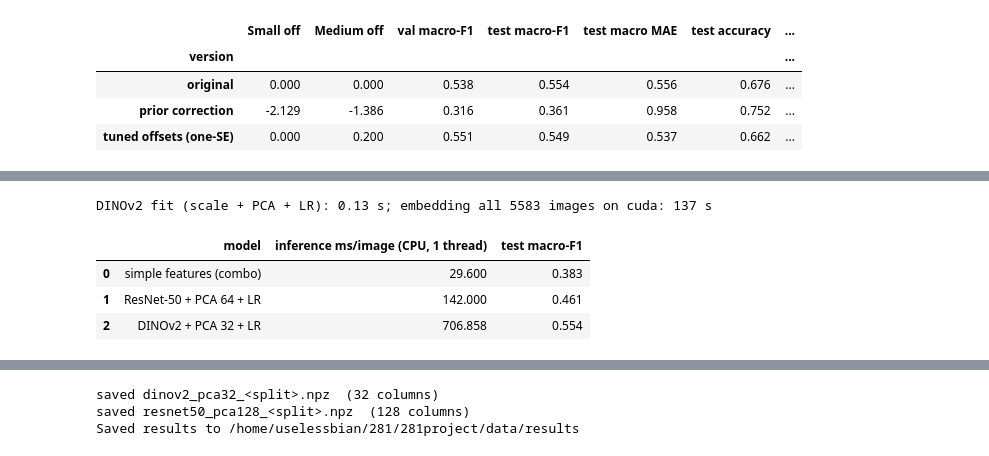
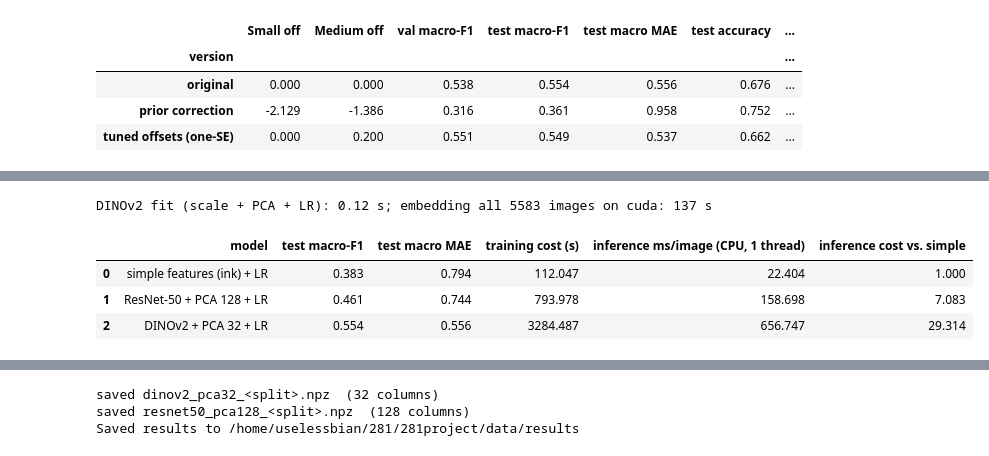
Before and after one commit to sidsridhar0/281project, a Jupyter notebook: scripts/5-DINOv2.ipynb, the cells around one changed output, grey strips where cells are left out. Cells and saved outputs as stored; diff of their text form; code cells hidden in the pictures.

```diff
--- a/scripts/5-DINOv2.ipynb
+++ b/scripts/5-DINOv2.ipynb
@@ -364,16 +435,23 @@ def load_resnet_embeddings():
         out[s] = saved["X"]
     return out
 
-def chosen_setting(results_file, default):
-    """(PCA size, C, class weight) that another notebook chose on this same split, or `default` if its results
-    are missing or come from a different split."""
+def saved_result(results_file):
+    """Another notebook's saved results, if they exist and come from this split; otherwise None."""
     f = RESULTS_DIR / results_file
     if f.exists():
         r = json.loads(f.read_text())
         if r.get("split_fingerprint") == SPLIT_FINGERPRINT:
-            setting = (int(r["pca_dims"]), float(r["C"]), "balanced" if r["class_weight"] == "balanced" else None)
-            print(f"{results_file}: PCA {setting[0]}, C = {setting[1]:.2e}, class weight {setting[2]}")
-            return setting
+            return r
+    return None
+
+def chosen_setting(results_file, default):
+    """(PCA size, C, class weight) that another notebook chose on this same split, or `default` if its results
+    are missing or come from a different split."""
+    r = saved_result(results_file)
+    if r is not None:
+        setting = (int(r["pca_dims"]), float(r["C"]), "balanced" if r["class_weight"] == "balanced" else None)
+        print(f"{results_file}: PCA {setting[0]}, C = {setting[1]:.2e}, class weight {setting[2]}")
+        return setting
     print(f"{results_file} is missing or from another split - using the hard-coded setting {default}. "
           f"Re-run that notebook first to use what it chose on this split.")
     return default
@@ -894,16 +1070,40 @@ Tuned (one-SE): +0.00, +0.20 (val macro-F1 0.551)
 # %%
-eff = pd.DataFrame([
-    {"model": "simple features (combo)", "inference ms/image (CPU, 1 thread)": SIMPLE_MS_PER_IMAGE, "test macro-F1": simple_pred is not None and macro_f1_fast(y["test"], simple_pred)},
-    {"model": "ResNet-50 + PCA 64 + LR", "inference ms/image (CPU, 1 thread)": RESNET_MS_PER_IMAGE, "test macro-F1": resnet_pred is not None and macro_f1_fast(y["test"], resnet_pred)},
-    {"model": f"DINOv2 + {pca_label(FINAL_DIMS)} + LR",
-     "inference ms/image (CPU, 1 thread)": embed_ms_per_image + 1000 * predict_seconds / n_test, "test macro-F1": test_scores["macro_f1"]},
-])
+n_train = len(y["train"])
+dinov2_inference_ms = embed_ms_per_image + 1000 * predict_seconds / n_test
+dinov2_train_cost = embed_ms_per_image / 1000 * n_train + fit_seconds   # same definition as 4-pretrained_feature
+
+# Simple features and ResNet-50: the costs notebooks 3 and 4 measured (run all three on the same machine)
+eff_rows = []
+simple_saved = saved_result("3-simple_model.json")
+resnet_saved = saved_result("4-pretrained_feature.json")
+if simple_saved is not None:
+    eff_rows.append({"model": f"simple features ({simple_saved['feature']}) + LR",
+                     "test macro-F1": simple_saved["test_macro_f1"], "test macro MAE": simple_saved["test_macro_mae"],
+                     "training cost (s)": simple_saved["train_cost_seconds"],
+                     "inference ms/image (CPU, 1 thread)": simple_saved["inference_ms_per_image"]})
+else:
+    print("3-simple_model.json missing or from another split - simple features left out")
+if resnet_saved is not None:
+    res_pca = "no PCA" if resnet_saved["pca_dims"] >= 2048 else f"PCA {resnet_saved['pca_dims']}"
+    eff_rows.append({"model": f"ResNet-50 + {res_pca} + LR",
+                     "test macro-F1": resnet_saved["test_macro_f1"], "test macro MAE": resnet_saved["test_macro_mae"],
+                     "training cost (s)": resnet_saved["train_cost_seconds"],
+                     "inference ms/image (CPU, 1 thread)": resnet_saved["inference_ms_per_image"]})
+else:
+    print("4-pretrained_feature.json missing or from another split - ResNet-50 left out")
+eff_rows.append({"model": f"DINOv2 + {pca_label(FINAL_DIMS)} + LR",
+                 "test macro-F1": test_scores["macro_f1"], "test macro MAE": test_scores["macro_mae"],
+                 "training cost (s)": dinov2_train_cost, "inference ms/image (CPU, 1 thread)": dinov2_inference_ms})
+eff = pd.DataFrame(eff_rows)
+if simple_saved is not None:
+    eff["inference cost vs. simple"] = eff["inference ms/image (CPU, 1 thread)"] / simple_saved["inference_ms_per_image"]
+
 print(f"DINOv2 fit (scale + PCA + LR): {fit_seconds:.2f} s; embedding all {sum(len(splits[s]) for s in splits)} images on "
       f"{extract_device['train']}: {sum(extract_seconds.values()):.0f} s")
 eff.round(3)
 # %% [output]
-DINOv2 fit (scale + PCA + LR): 0.13 s; embedding all 5583 images on cuda: 137 s
+DINOv2 fit (scale + PCA + LR): 0.12 s; embedding all 5583 images on cuda: 137 s
-|  | model | inference ms/image (CPU, 1 thread) | test macro-F1 |
-| 0 | simple features (combo) | 29.600 | 0.383 |
-| 1 | ResNet-50 + PCA 64 + LR | 142.000 | 0.461 |
-| 2 | DINOv2 + PCA 32 + LR | 706.858 | 0.554 |
+|  | model | test macro-F1 | test macro MAE | training cost (s) | inference ms/image (CPU, 1 thread) | inference cost vs. simple |
+| 0 | simple features (ink) + LR | 0.383 | 0.794 | 112.047 | 22.404 | 1.000 |
+| 1 | ResNet-50 + PCA 128 + LR | 0.461 | 0.744 | 793.978 | 158.698 | 7.083 |
+| 2 | DINOv2 + PCA 32 + LR | 0.554 | 0.556 | 3284.487 | 656.747 | 29.314 |
```
Also changed, not shown: parts of 41 cells of this notebook, 4 other files.
